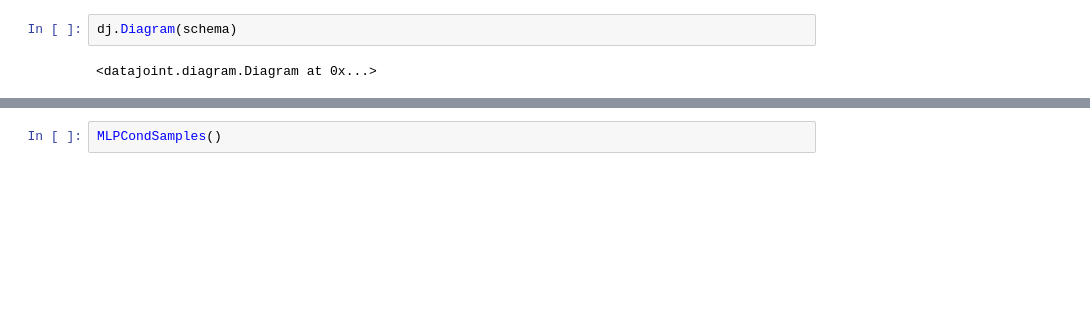
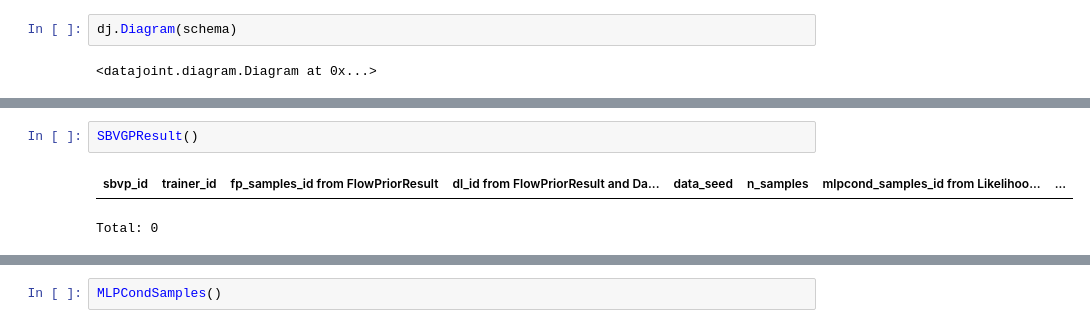
Before and after one commit to suhasshrinivasan/task-transfer, a Jupyter notebook: experiments/dj/dj_interactive.ipynb, the cells around one changed output, grey strips where cells are left out. Drawn from its saved outputs; the diff is of its cells as text; blank space fills up the shorter version.

```diff
--- a/experiments/dj/dj_interactive.ipynb
+++ b/experiments/dj/dj_interactive.ipynb
@@ -37 +89,6 @@ dj.Diagram(schema)
+# %%
+SBVGPResult()
+# %% [output]
+| sbvp_id | trainer_id | fp_samples_id from FlowPriorResult | dl_id from FlowPriorResult and Da... | data_seed | n_samples | mlpcond_samples_id from Likelihoo... | ... |
+Total: 0
 # %%
```
Also changed, not shown: parts of 8 cells of this notebook, 4 other files.
